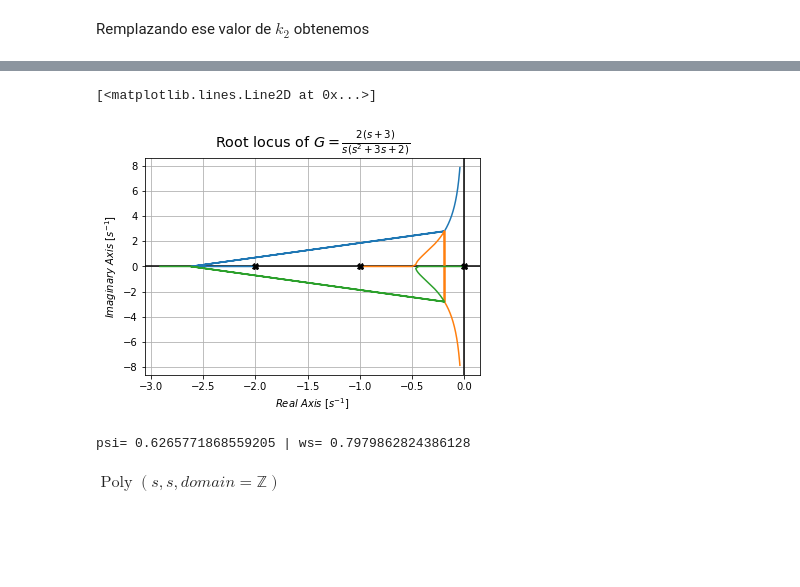
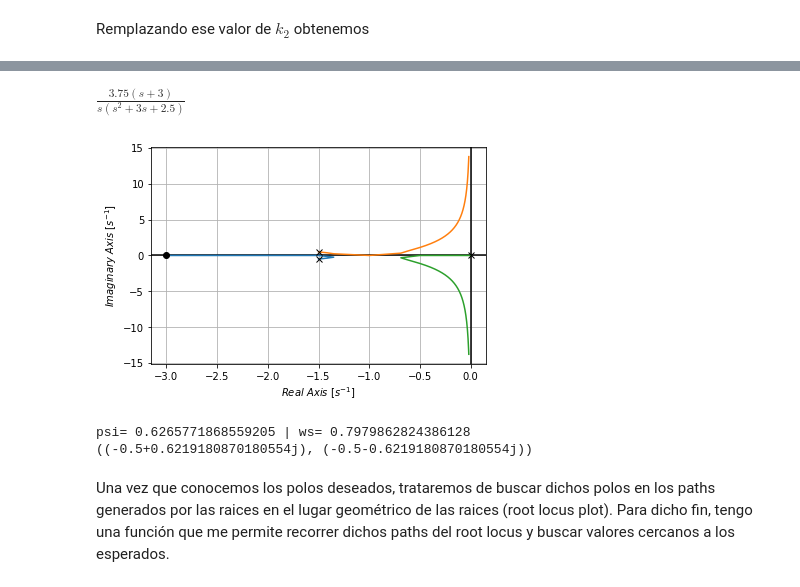
Before and after one commit to bregydoc/controlsystems2020, a Jupyter notebook: exams/PC2.ipynb, the cells around one changed output, grey strips where cells are left out. Saved outputs shown, nothing was run; the diff lists cells and outputs as text; code cells hidden in the pictures; blank space fills up the shorter version.

```diff
--- a/exams/PC2.ipynb
+++ b/exams/PC2.ipynb
@@ -38,6 +42,6 @@ $$ k_2 = 2 $$
 # %% [markdown]
 Remplazando ese valor de $k_2$ obtenemos
 # %%
-fixed_k2 = inner_2.subs(k2, 2)
+fixed_k2 = inner_2.subs(k2, 2.5)
 fixed_k2
 # %% [output]
@@ -83,8 +53,12 @@ Critical gain K = 0.000 at 0.000 + 0.000i
-# %%
-ct20.core.plot_root_locus(fixed_k2.subs(k1, 1), kf=30, points=4000)
-# %% [output]
-[<matplotlib.lines.Line2D at 0x...>]
-[figure, removed]
+# %%
+pre_g_sym = fixed_k2.subs(k1, 1) * 1.5 # H=1.5
+display(pre_g_sym)
+pre_g = ct20.core.symbolic_transfer_function(pre_g_sym)
+
+ct20.core.plot_root_locus(pre_g, kf=50, points=3000);
+# %% [output]
+$\displaystyle \frac{3.75 \left(s + 3\right)}{s \left(s^{2} + 3 s + 2.5\right)}$
+[figure, added]
 # %%
 # De los requerimientos, usaremos PO = 8% y Ts = 8s
 po = 8
@@ -92,9 +66,9 @@ ts = 8
 # %%
 psi, wn = ct20.core.from_quality_to_psi_wn(po, ts)
 print(f"psi= {psi} | ws= {wn}")
+# con dichos parametros construiremos los polos deseados
+pds = ct20.core.construct_poles(psi, wn)
+print(pds)
 # %% [output]
 psi= 0.6265771868559205 | ws= 0.7979862824386128
+((-0.5+0.6219180870180554j), (-0.5-0.6219180870180554j))
-# %%
-sp.Poly(s)
-# %% [output]
-$\displaystyle \operatorname{Poly}{\left( s, s, domain=\mathbb{Z} \right)}$
@@ -102,0 +75,2 @@ $\displaystyle \operatorname{Poly}{\left( s, s, domain=\mathbb{Z} \right)}$
+# %% [markdown]
+Una vez que conocemos los polos deseados, trataremos de buscar dichos polos en los paths generados por las raices en el lugar geométrico de las raices (root locus plot). Para dicho fin, tengo una función que me permite recorrer dichos paths del root locus y buscar valores cercanos a los esperados.
```
Also changed, not shown: parts of 54 cells of this notebook, 5 other files.
